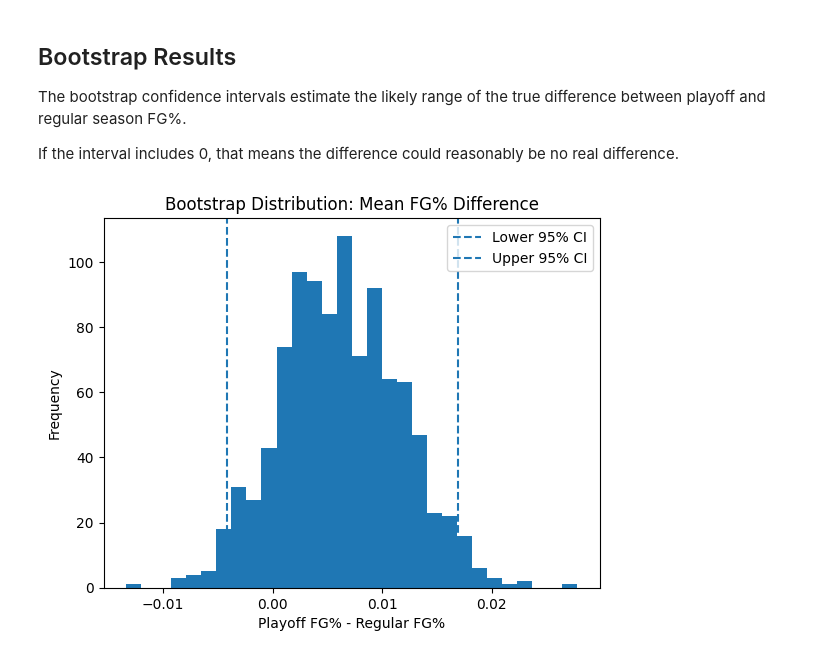
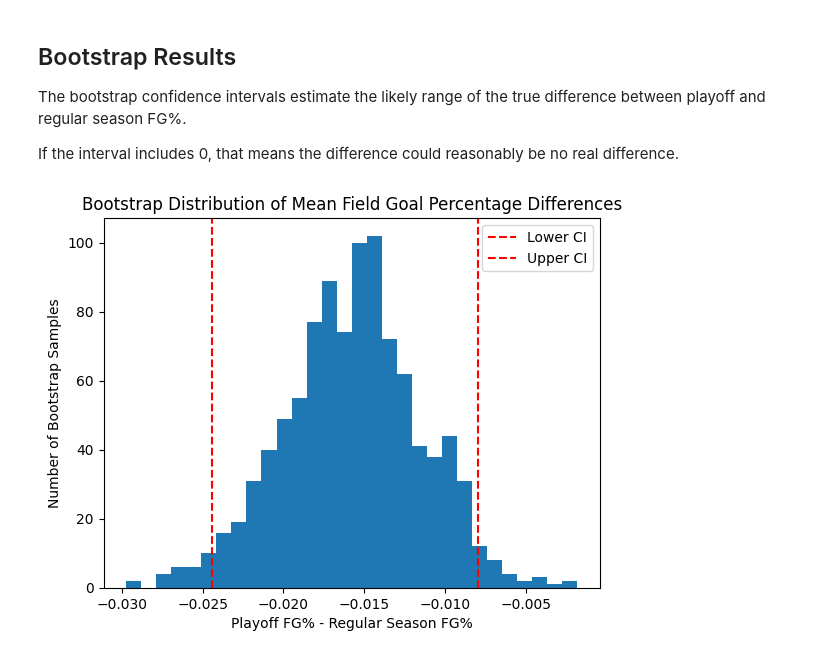
Before and after one commit to dennyhoang8/Choose-your-own-hypothesis_nba-playoff-performance, a Jupyter notebook: nba_playoff_vs_regular_season_analysis.ipynb, the cells around one changed output. Cells and saved outputs as stored; diff of their text form; code cells hidden in the pictures.

```diff
--- a/nba_playoff_vs_regular_season_analysis.ipynb
+++ b/nba_playoff_vs_regular_season_analysis.ipynb
@@ -35,34 +38,34 @@ players = {
     "LeBron James": "Lebron James",
     "Anthony Edwards": "Anthony Edwards",
     "Jayson Tatum": "Jayson Tatum",
-    "Kevin Durant": "Kevin Durant"
+    "Kevin Durant": "Kevin Durant",
+    "Stephen Curry": "Stephen Curry",
+    "Luka Doncic": "Luka Doncic",
+    "Nikola Jokic": "Nikola Jokic",
+    "Giannis Antetokounmpo": "Giannis Antetokounmpo"
 }
 
 all_data = []
 
 for player, folder in players.items():
-    player_path = Path(folder)
+    player_path = Path("NBA Reg-Playoffs") / folder
 
     regular_files = list(player_path.glob("*regular*.csv"))
 
     for file in regular_files:
-        df = pd.read_csv(file)
+        df = pd.read_csv(file, on_bad_lines="skip")
         season = file.stem.split("_")[-1]
-
         df["Player"] = player
         df["Season"] = season
         df["GameType"] = "Regular"
-
         all_data.append(df)
 
     playoff_files = list(player_path.glob("*playoff*.csv"))
 
     for file in playoff_files:
-        df = pd.read_csv(file)
-
+        df = pd.read_csv(file, on_bad_lines="skip")
         df["Player"] = player
         df["GameType"] = "Playoffs"
-
         all_data.append(df)
 
 nba = pd.concat(all_data, ignore_index=True)
@@ -262,12 +424,15 @@ The bootstrap confidence intervals estimate the likely range of the true differe
 If the interval includes 0, that means the difference could reasonably be no real difference.
 # %%
 plt.hist(mean_diffs, bins=30)
-plt.axvline(mean_ci[0], linestyle="--", label="Lower 95% CI")
-plt.axvline(mean_ci[1], linestyle="--", label="Upper 95% CI")
-plt.title("Bootstrap Distribution: Mean FG% Difference")
-plt.xlabel("Playoff FG% - Regular FG%")
-plt.ylabel("Frequency")
+
+plt.axvline(mean_ci[0], color="red", linestyle="--", label="Lower CI")
+plt.axvline(mean_ci[1], color="red", linestyle="--", label="Upper CI")
+
+plt.title("Bootstrap Distribution of Mean Field Goal Percentage Differences")
+plt.xlabel("Playoff FG% - Regular Season FG%")
+plt.ylabel("Number of Bootstrap Samples")
+
 plt.legend()
 plt.show()
 # %% [output]
-[figure, old version]
+[figure, new version]
```
Also changed, not shown: parts of 32 cells of this notebook, 54 other files.
